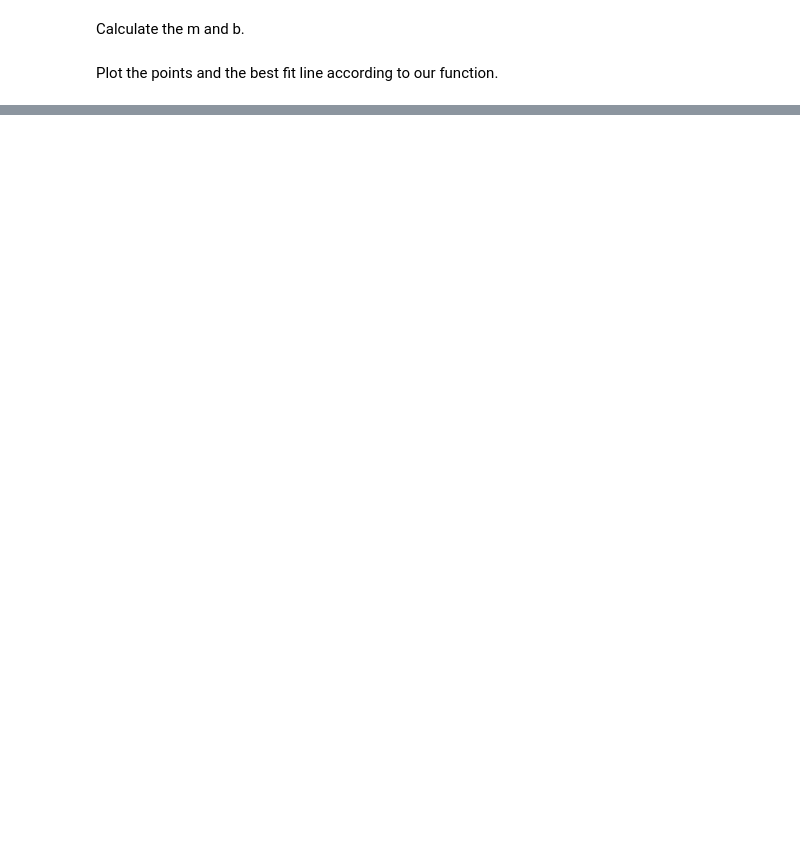
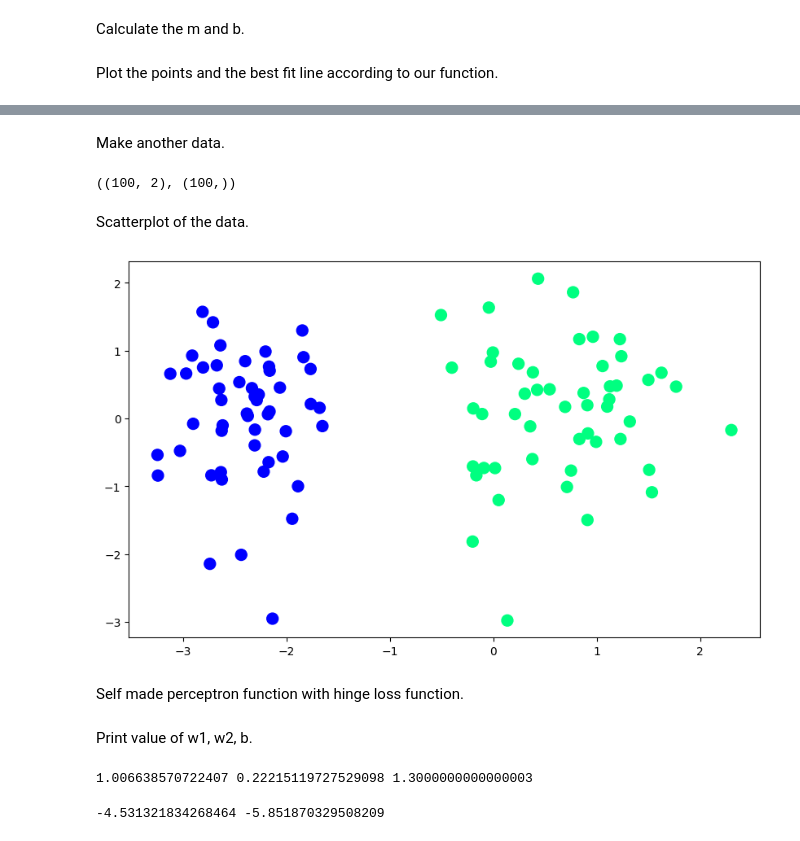
Before and after one commit to hardikchoudharyhc/learning_code, a Jupyter notebook: DL/01_Perceptron.ipynb, the cells around one changed output, grey strips where cells are left out. Saved outputs shown, nothing was run; the diff lists cells and outputs as text; code cells hidden in the pictures; blank space fills up the shorter version.

Commit message:
Perceptron completed.

```diff
--- a/DL/01_Perceptron.ipynb
+++ b/DL/01_Perceptron.ipynb
@@ -115,0 +116,21 @@ plt.ylim(-3,2)
+# %% [markdown]
+Make another data.
+# %%
+from sklearn.datasets import make_classification
+import numpy as np
+X, y = make_classification(n_samples=100, n_features=2, n_informative=1,n_redundant=0,
+                           n_classes=2, n_clusters_per_class=1, random_state=41,hypercube=False,class_sep=15)
+# %%
+x.shape, y.shape
+# %% [output]
+((100, 2), (100,))
+# %% [markdown]
+Scatterplot of the data.
+# %%
+plt.figure(figsize=(10,6))
+plt.scatter(X[:,0],X[:,1],c=y,cmap='winter',s=100)
+plt.show()
+# %% [output]
+[figure, added]
+# %% [markdown]
+Self made perceptron function with hinge loss function.
@@ -115,0 +156,14 @@ plt.ylim(-3,2)
+# %% [markdown]
+Print value of w1, w2, b.
+# %%
+w1,w2,b = perceptron(X,y)
+print(w1,w2,b)
+# %% [output]
+1.006638570722407 0.22215119727529098 1.3000000000000003
+# %%
+m = -(w1/w2)
+c = -(b/w2)
+
+print(m,c)
+# %% [output]
+-4.531321834268464 -5.851870329508209
```
Also changed, not shown: parts of 14 cells of this notebook.
